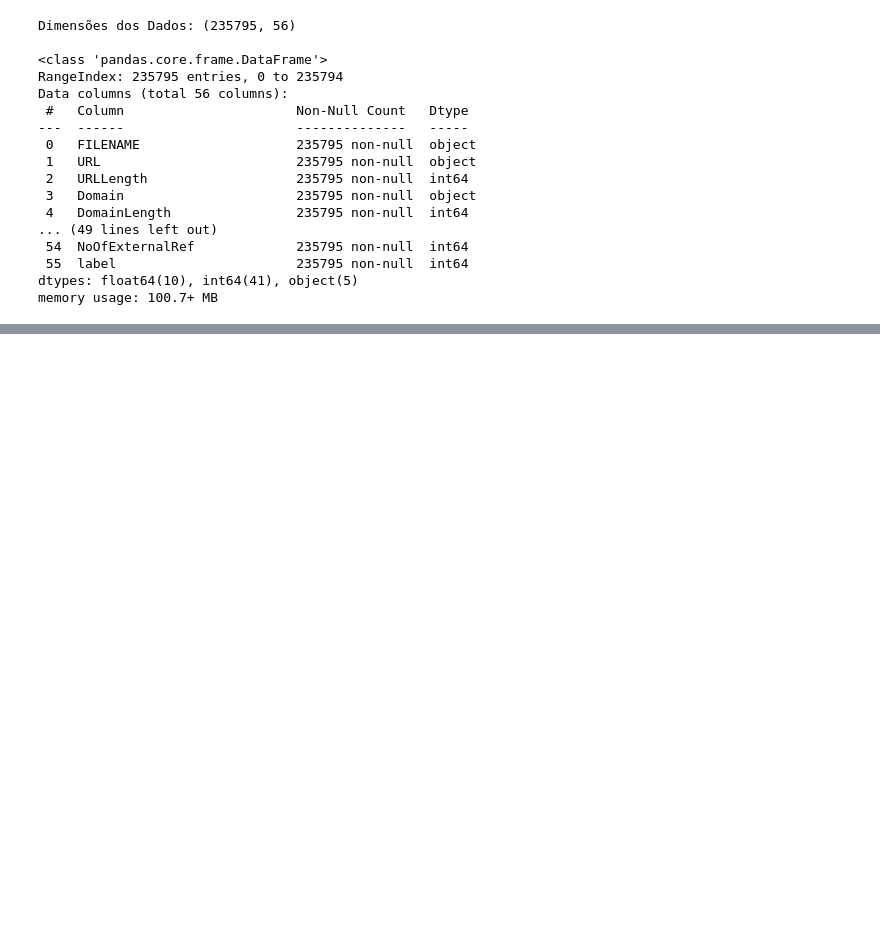
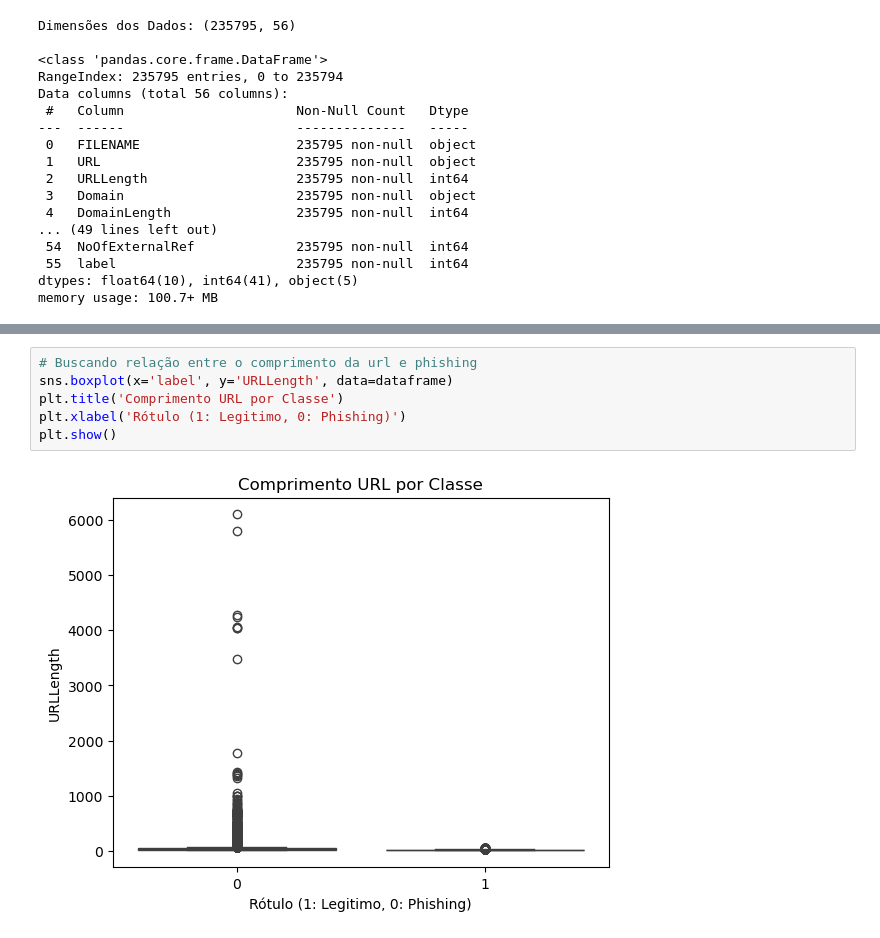
Before and after one commit to yury-miguel/Url_Sentinela, a Jupyter notebook: notebooks/analise_exploratoria.ipynb, the cells around one changed output, grey strips where cells are left out. Saved outputs shown, nothing was run; the diff lists cells and outputs as text; blank space fills up the shorter version.

```diff
--- a/notebooks/analise_exploratoria.ipynb
+++ b/notebooks/analise_exploratoria.ipynb
@@ -204,0 +214,8 @@ descricao_dados
+# %%
+# Buscando relação entre o comprimento da url e phishing
+sns.boxplot(x='label', y='URLLength', data=dataframe)
+plt.title('Comprimento URL por Classe')
+plt.xlabel('Rótulo (1: Legitimo, 0: Phishing)')
+plt.show()
+# %% [output]
+[figure, added]
```
Also changed, not shown: parts of 4 cells of this notebook.
